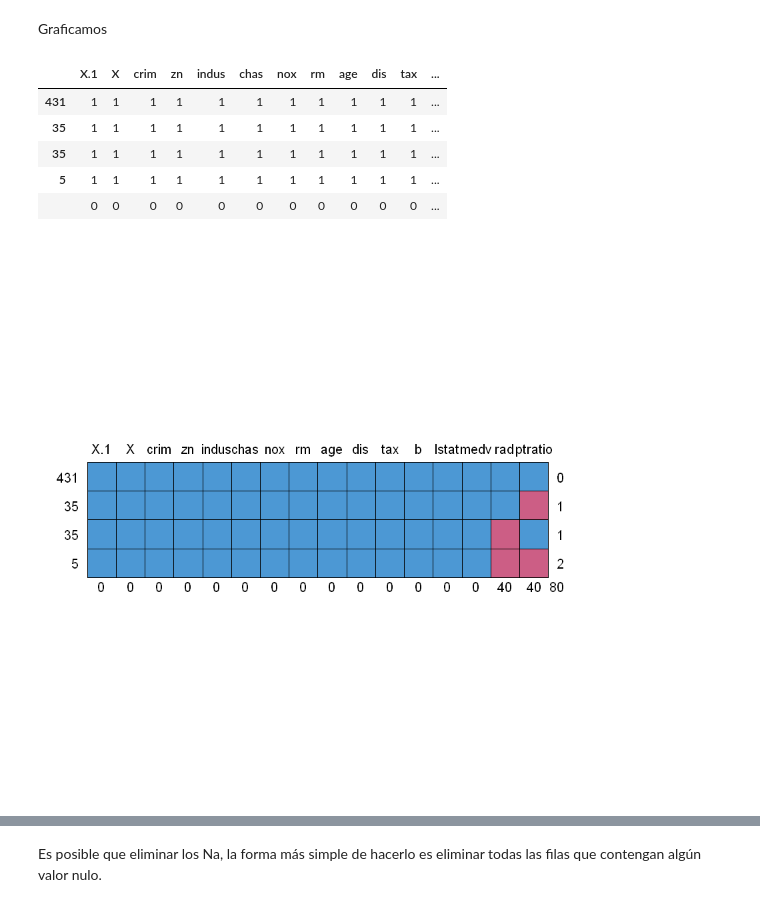
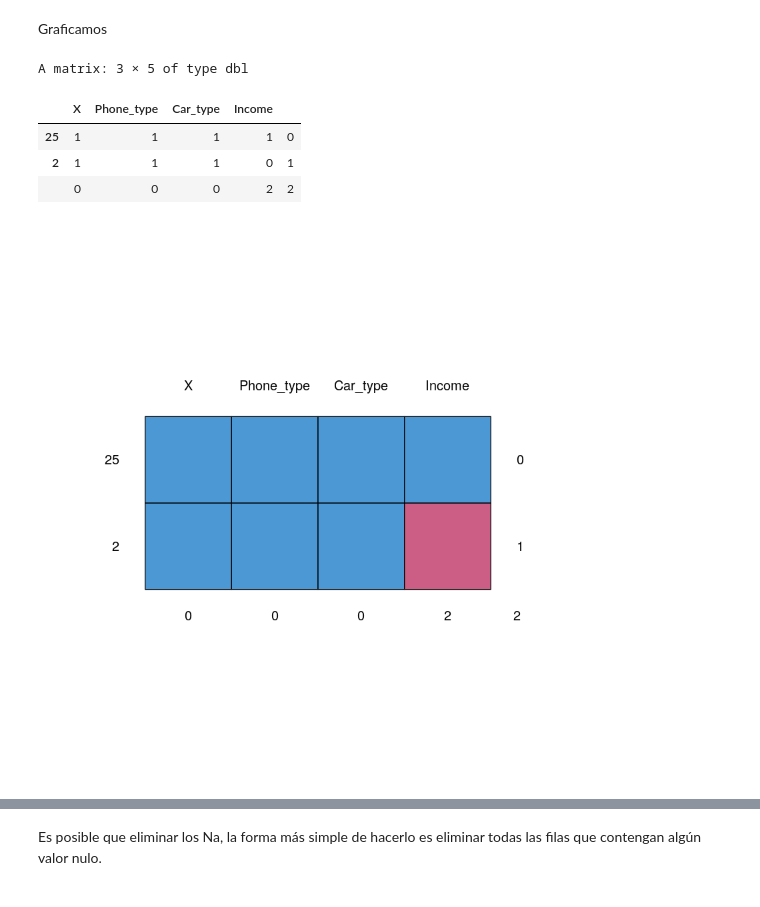
Before and after one commit to johanmarin/TtoBcoData-R, a Jupyter notebook: Sesión - 2.ipynb, the cells around one changed output, grey strips where cells are left out. Drawn from its saved outputs; the diff is of its cells as text; code cells hidden in the pictures.

```diff
--- a/Sesión - 2.ipynb
+++ b/Sesión - 2.ipynb
@@ -28,6 +28,6 @@ require(Hmisc)
 # %% [markdown]
 Leemos la base de datos
 # %%
-data1R <- read.csv("missing-data.csv", row.names=NULL)
-head(data1R, 5)
+data <- read.csv("missing-data.csv", row.names=NULL)
+data
 # %% [output]
@@ -40,9 +53,9 @@ head(data1R, 5)
 # %% [markdown]
 Ahora estandarizamos los NA's
 # %%
-data1R$Income[data1R$Income == 0]          <- NA
-data1R$Phone_type[data1R$Phone_type == ""] <- NA
-data1R$Car_type[data1R$Car_type == ""]     <- NA
+data$Income[data1$Income == 0]          <- NA
+data$Phone_type[data1$Phone_type == ""] <- NA
+data$Car_type[data1$Car_type == ""]     <- NA
 
-head(data1R, 5)
+head(data, 5)
 # %% [output]
@@ -72,13 +98,12 @@ housing.data <- data2R
 # %% [markdown]
 Graficamos
 # %%
-md.pattern(housing.data)
+md.pattern(data)
 # %% [output]
+A matrix: 3 × 5 of type dbl
-|  | X.1 | X | crim | zn | indus | chas | nox | rm | age | dis | tax | ... |
-| 431 | 1 | 1 | 1 | 1 | 1 | 1 | 1 | 1 | 1 | 1 | 1 | ... |
-| 35 | 1 | 1 | 1 | 1 | 1 | 1 | 1 | 1 | 1 | 1 | 1 | ... |
-| 35 | 1 | 1 | 1 | 1 | 1 | 1 | 1 | 1 | 1 | 1 | 1 | ... |
-| 5 | 1 | 1 | 1 | 1 | 1 | 1 | 1 | 1 | 1 | 1 | 1 | ... |
-|  | 0 | 0 | 0 | 0 | 0 | 0 | 0 | 0 | 0 | 0 | 0 | ... |
+|  | X | Phone_type | Car_type | Income |  |
+| 25 | 1 | 1 | 1 | 1 | 0 |
+| 2 | 1 | 1 | 1 | 0 | 1 |
+|  | 0 | 0 | 0 | 2 | 2 |
-[figure, old version]
+[figure, new version]
 # %%
```
Also changed, not shown: parts of 82 cells of this notebook.
